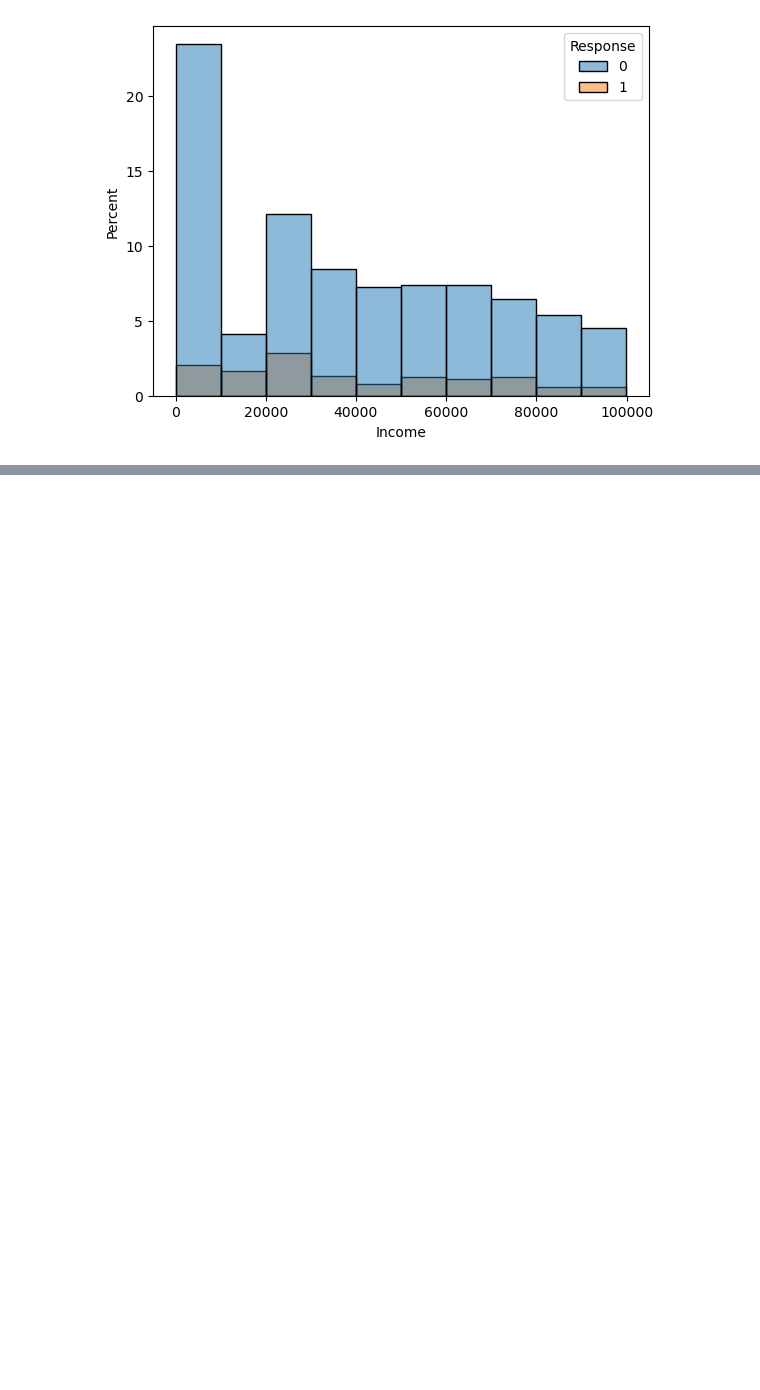
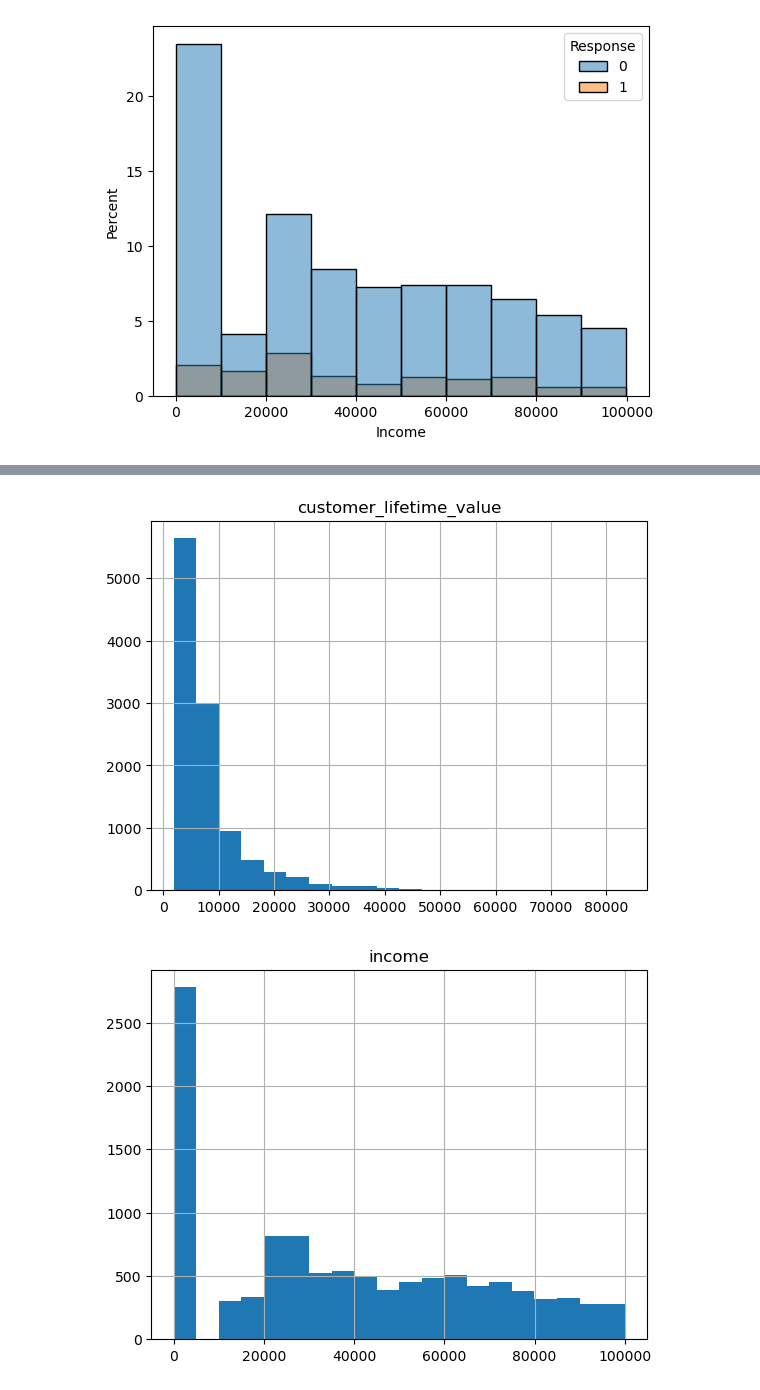
Before and after one commit to liutianxuan/lab-customer-analysis-round-2, a Jupyter notebook: lab-customer-analysis-round-2.ipynb, the cells around one changed output, grey strips where cells are left out. Cells and saved outputs as stored; diff of their text form; code cells hidden in the pictures; blank space fills up the shorter version.

```diff
--- a/lab-customer-analysis-round-2.ipynb
+++ b/lab-customer-analysis-round-2.ipynb
@@ -289,0 +356,9 @@ sns.histplot(bins=10, x='Income', hue='Response', data=file, stat='percent')
+# %%
+# construct histograms for numerical data
+for i in numerical_list:
+    file[i].hist(bins=20)
+    plt.title(i)
+    plt.show()
+# %% [output]
+[figure, added]
+[figure, added]
```
Also changed, not shown: parts of 19 cells of this notebook, 1 other file.
